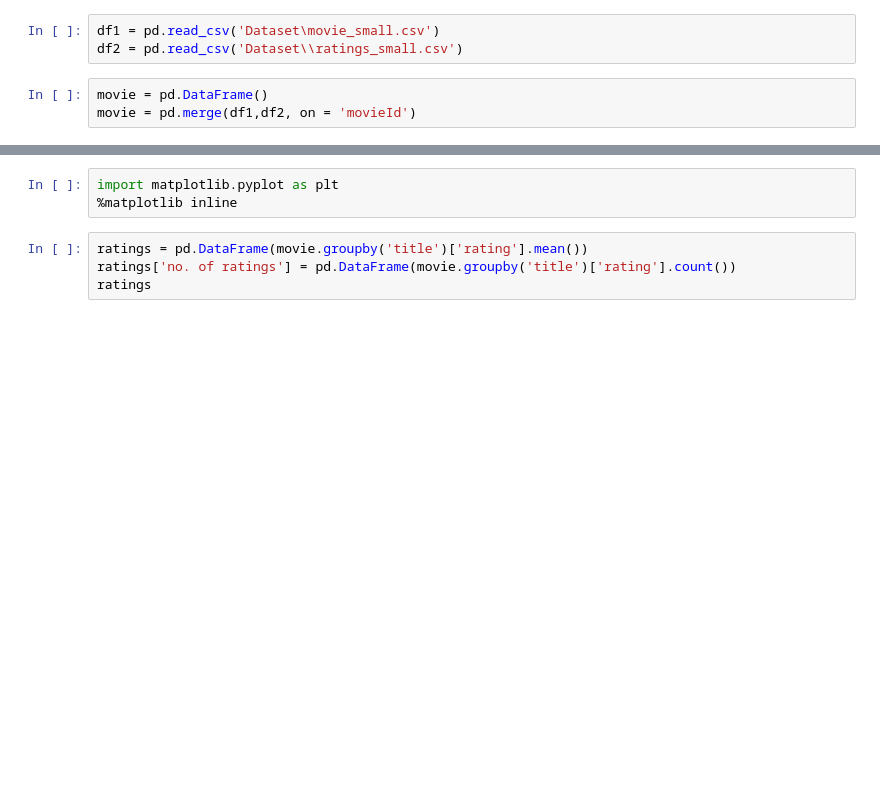
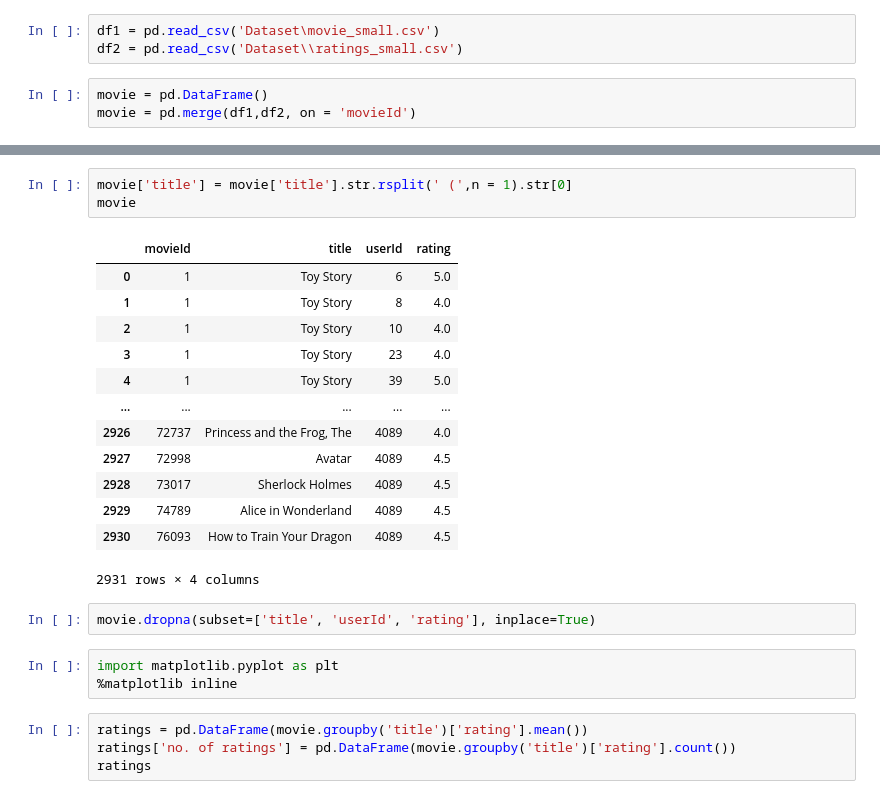
Before and after one commit to Prakhar-25/MovieMentor-Movie-Recommendation-, a Jupyter notebook: model_2.ipynb, the cells around one changed output, grey strips where cells are left out. Drawn from its saved outputs; the diff is of its cells as text; blank space fills up the shorter version.

```diff
--- a/model_2.ipynb
+++ b/model_2.ipynb
@@ -29,3 +29,22 @@ movie
+# %%
+movie['title'] = movie['title'].str.rsplit(' (',n = 1).str[0]
+movie
+# %% [output]
+|  | movieId | title | userId | rating |
+| 0 | 1 | Toy Story | 6 | 5.0 |
+| 1 | 1 | Toy Story | 8 | 4.0 |
+| 2 | 1 | Toy Story | 10 | 4.0 |
+| 3 | 1 | Toy Story | 23 | 4.0 |
+| 4 | 1 | Toy Story | 39 | 5.0 |
+| ... | ... | ... | ... | ... |
+| 2926 | 72737 | Princess and the Frog, The | 4089 | 4.0 |
+| 2927 | 72998 | Avatar | 4089 | 4.5 |
+| 2928 | 73017 | Sherlock Holmes | 4089 | 4.5 |
+| 2929 | 74789 | Alice in Wonderland | 4089 | 4.5 |
+| 2930 | 76093 | How to Train Your Dragon | 4089 | 4.5 |
+2931 rows × 4 columns
+# %%
+movie.dropna(subset=['title', 'userId', 'rating'], inplace=True)
 # %%
 import matplotlib.pyplot as plt
 %matplotlib inline
```
Also changed, not shown: parts of 14 cells of this notebook, 6 other files.
